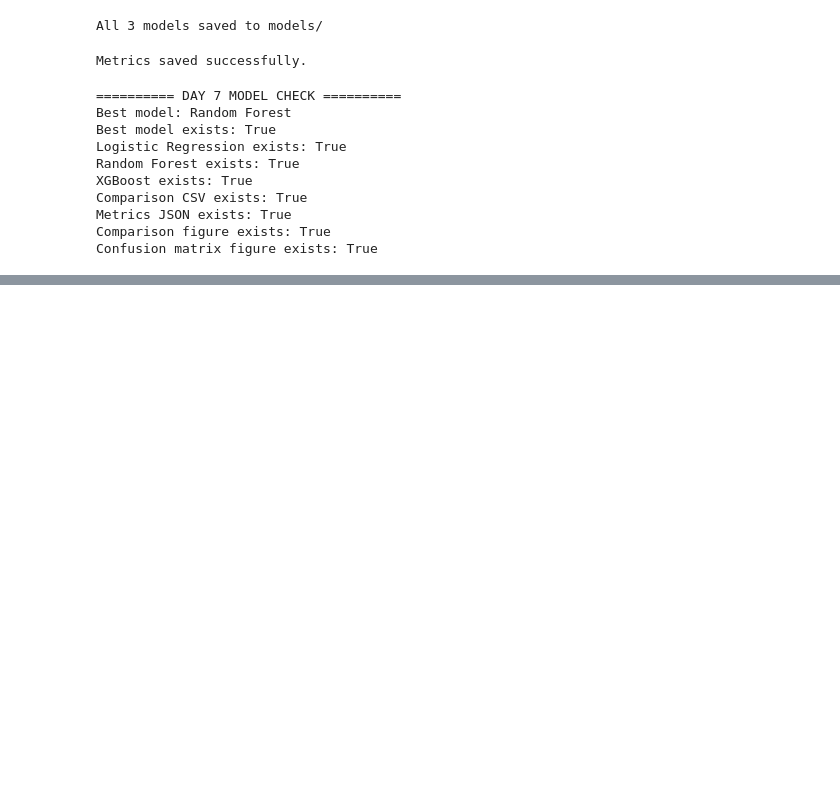
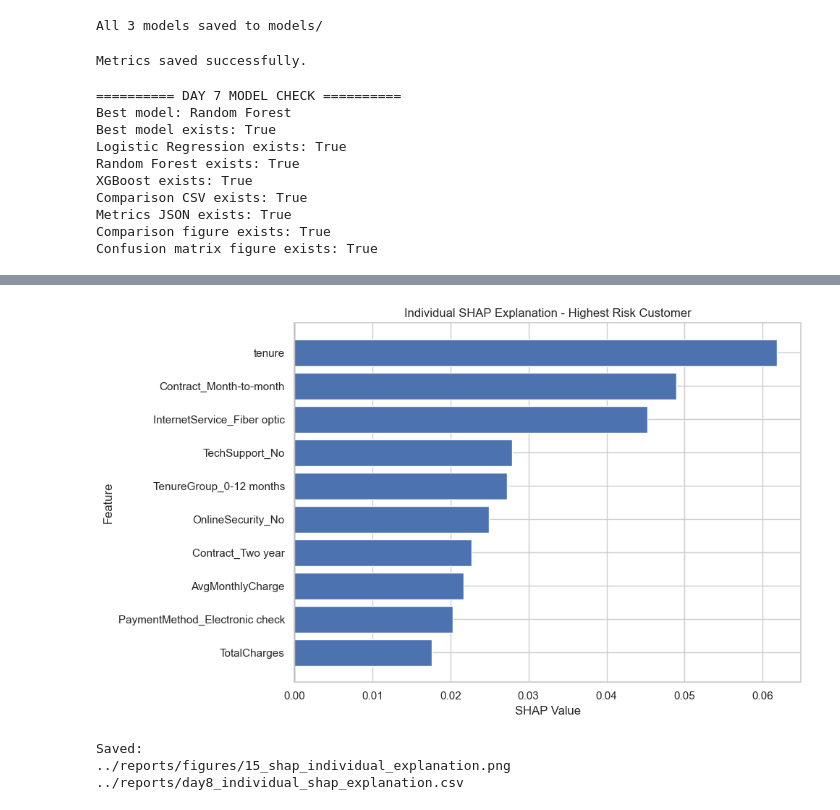
Before and after one commit to simranjitkaur-codes/customer-churn-retention-engine, a Jupyter notebook: notebooks/03_model_training_experiments.ipynb, the cells around one changed output, grey strips where cells are left out. Drawn from its saved outputs; the diff is of its cells as text; code cells hidden in the pictures; blank space fills up the shorter version.

```diff
--- a/notebooks/03_model_training_experiments.ipynb
+++ b/notebooks/03_model_training_experiments.ipynb
@@ -464,0 +943,4 @@ Confusion matrix figure exists: True
+# %%
+X_test_transformed = preprocessor.transform(X_test_raw)
+
+print("Test transformed shape:", X_test_transformed.shape)
@@ -464,0 +999,14 @@ Confusion matrix figure exists: True
+# %%
+individual_explanation = pd.DataFrame({
+    "Feature": clean_feature_names,
+    "SHAP_Value": individual_shap_churn,
+    "Absolute_SHAP": np.abs(individual_shap_churn)
+})
+
+individual_explanation = (
+    individual_explanation
+    .sort_values("Absolute_SHAP", ascending=False)
+    .reset_index(drop=True)
+)
+
+display(individual_explanation.head(15))
@@ -464,0 +1030,44 @@ Confusion matrix figure exists: True
+# %%
+top_individual = (
+    individual_explanation
+    .head(10)
+    .sort_values("SHAP_Value")
+)
+
+plt.figure(figsize=(10, 6))
+
+plt.barh(
+    top_individual["Feature"],
+    top_individual["SHAP_Value"]
+)
+
+plt.axvline(0, linewidth=1)
+
+plt.xlabel("SHAP Value")
+plt.ylabel("Feature")
+plt.title("Individual SHAP Explanation - Highest Risk Customer")
+
+plt.tight_layout()
+
+plt.savefig(
+    "../reports/figures/15_shap_individual_explanation.png",
+    dpi=300,
+    bbox_inches="tight"
+)
+
+plt.show()
+# %% [output]
+[figure, added]
+# %%
+individual_explanation.head(15).to_csv(
+    "../reports/day8_individual_shap_explanation.csv",
+    index=False
+)
+
+print("Saved:")
+print("../reports/figures/15_shap_individual_explanation.png")
+print("../reports/day8_individual_shap_explanation.csv")
+# %% [output]
+Saved:
+../reports/figures/15_shap_individual_explanation.png
+../reports/day8_individual_shap_explanation.csv
```
Also changed, not shown: parts of 31 cells of this notebook, 12 other files.
